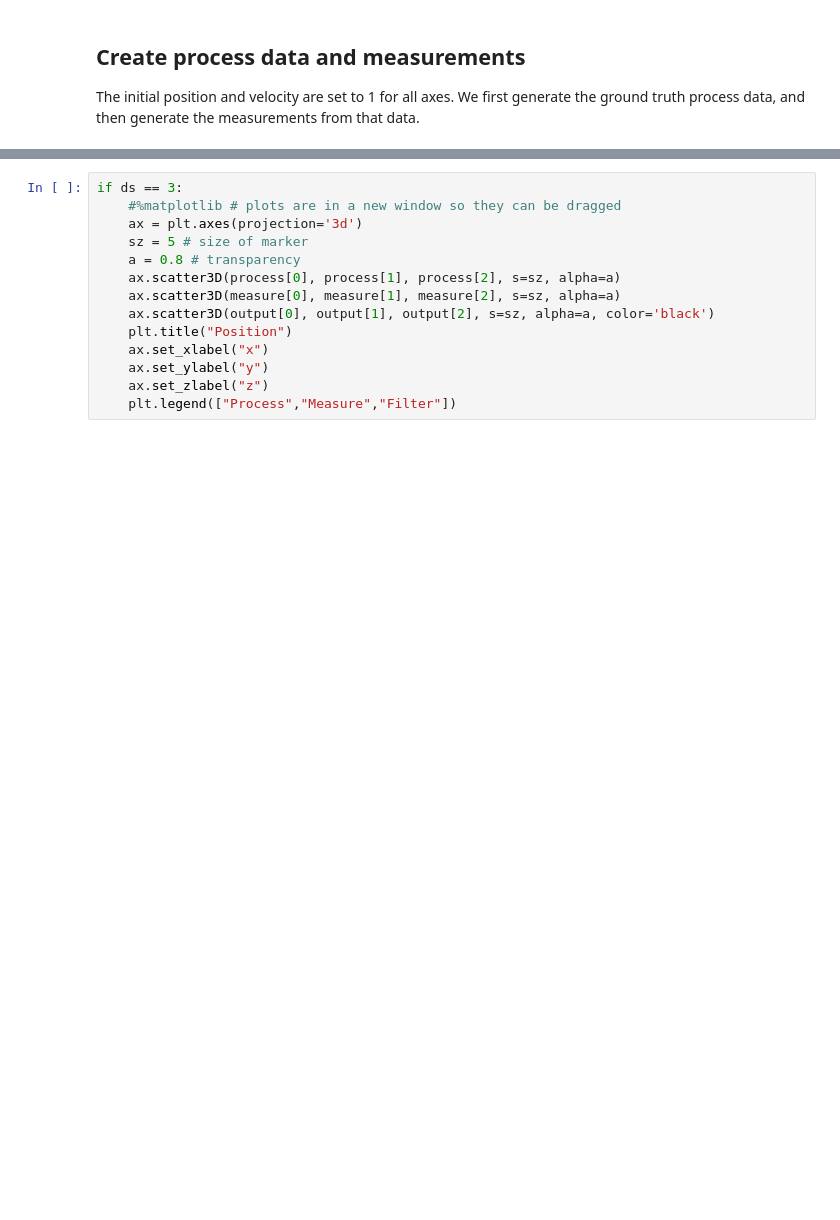
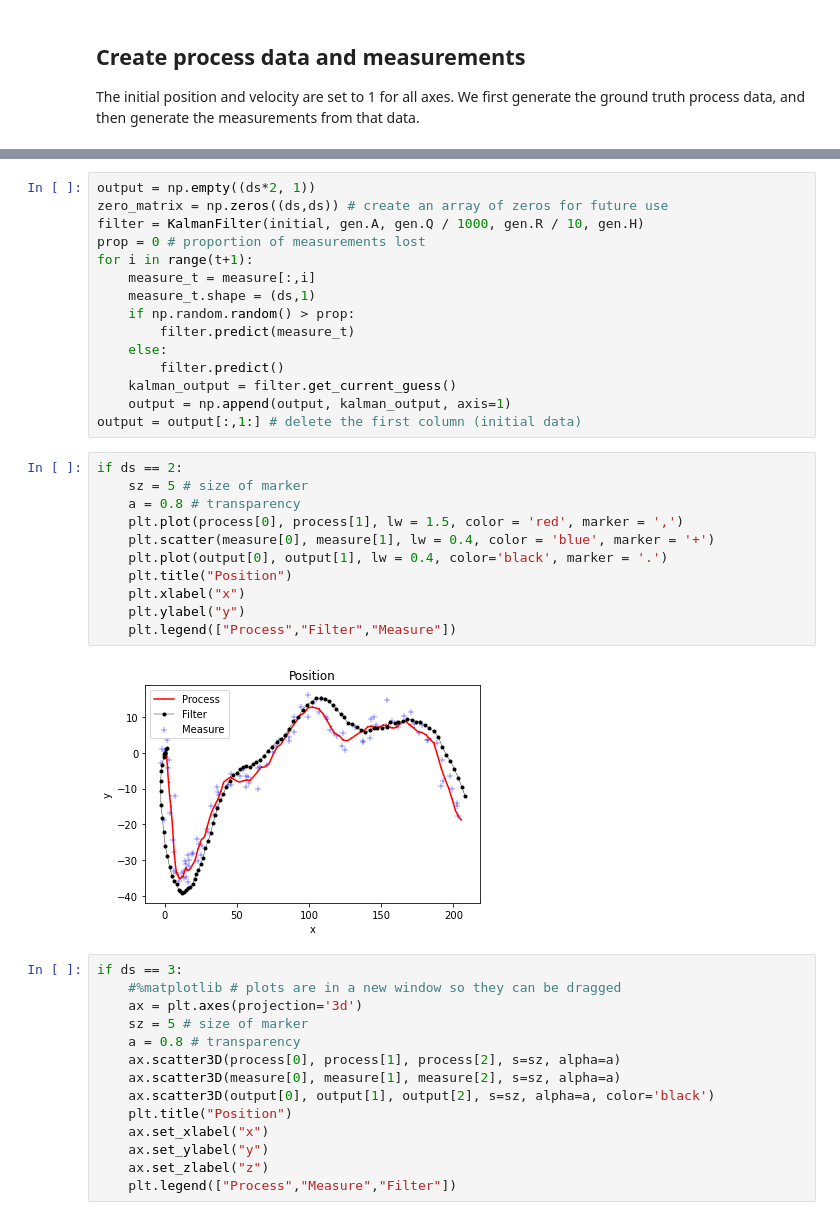
Before and after one commit to nidhipai/rips-2021-aerospace, a Jupyter notebook: ND Truck Simulation.ipynb, the cells around one changed output, grey strips where cells are left out. Saved outputs shown, nothing was run; the diff lists cells and outputs as text; blank space fills up the shorter version.

```diff
--- a/ND Truck Simulation.ipynb
+++ b/ND Truck Simulation.ipynb
@@ -62,3 +80,31 @@ if ds == 2:
+# %%
+output = np.empty((ds*2, 1))
+zero_matrix = np.zeros((ds,ds)) # create an array of zeros for future use
+filter = KalmanFilter(initial, gen.A, gen.Q / 1000, gen.R / 10, gen.H)
+prop = 0 # proportion of measurements lost
+for i in range(t+1):
+    measure_t = measure[:,i]
+    measure_t.shape = (ds,1)
+    if np.random.random() > prop:
+        filter.predict(measure_t)
+    else:
+        filter.predict()
+    kalman_output = filter.get_current_guess()
+    output = np.append(output, kalman_output, axis=1)
+output = output[:,1:] # delete the first column (initial data)
+# %%
+if ds == 2:
+    sz = 5 # size of marker
+    a = 0.8 # transparency
+    plt.plot(process[0], process[1], lw = 1.5, color = 'red', marker = ',')
+    plt.scatter(measure[0], measure[1], lw = 0.4, color = 'blue', marker = '+')
+    plt.plot(output[0], output[1], lw = 0.4, color='black', marker = '.')
+    plt.title("Position")
+    plt.xlabel("x")
+    plt.ylabel("y")
+    plt.legend(["Process","Filter","Measure"])
+# %% [output]
+[figure, added]
 # %%
 if ds == 3:
     #%matplotlib # plots are in a new window so they can be dragged
```
Also changed, not shown: parts of 8 cells of this notebook, 4 other files.
